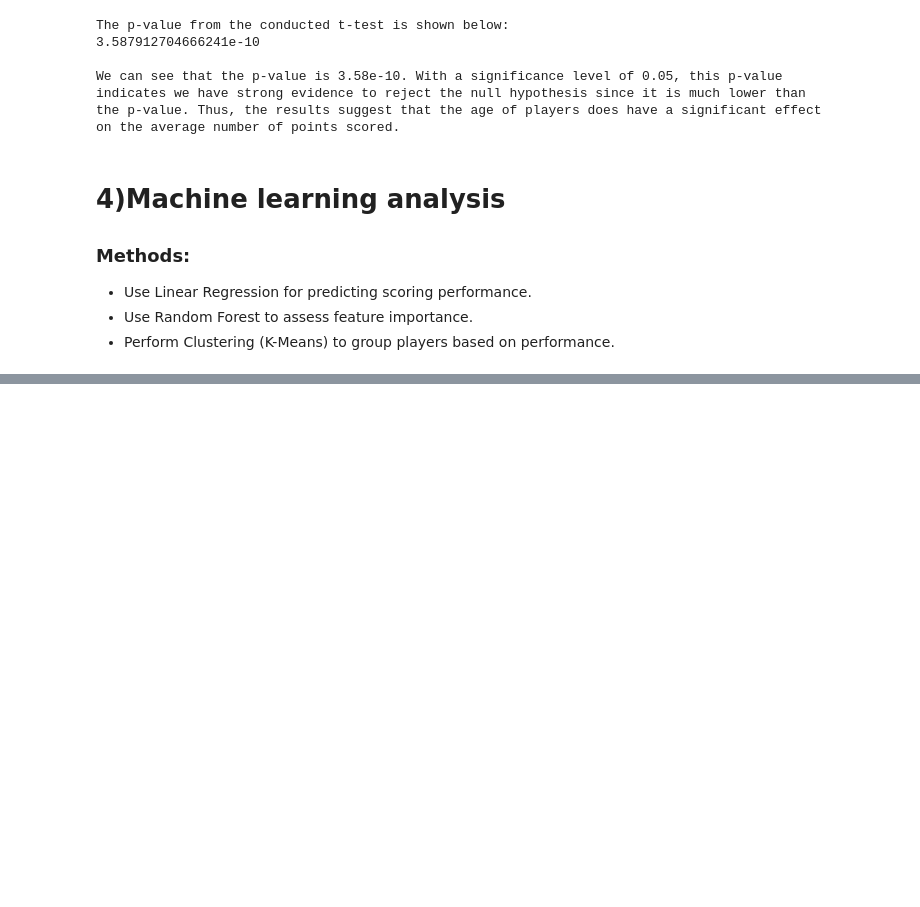
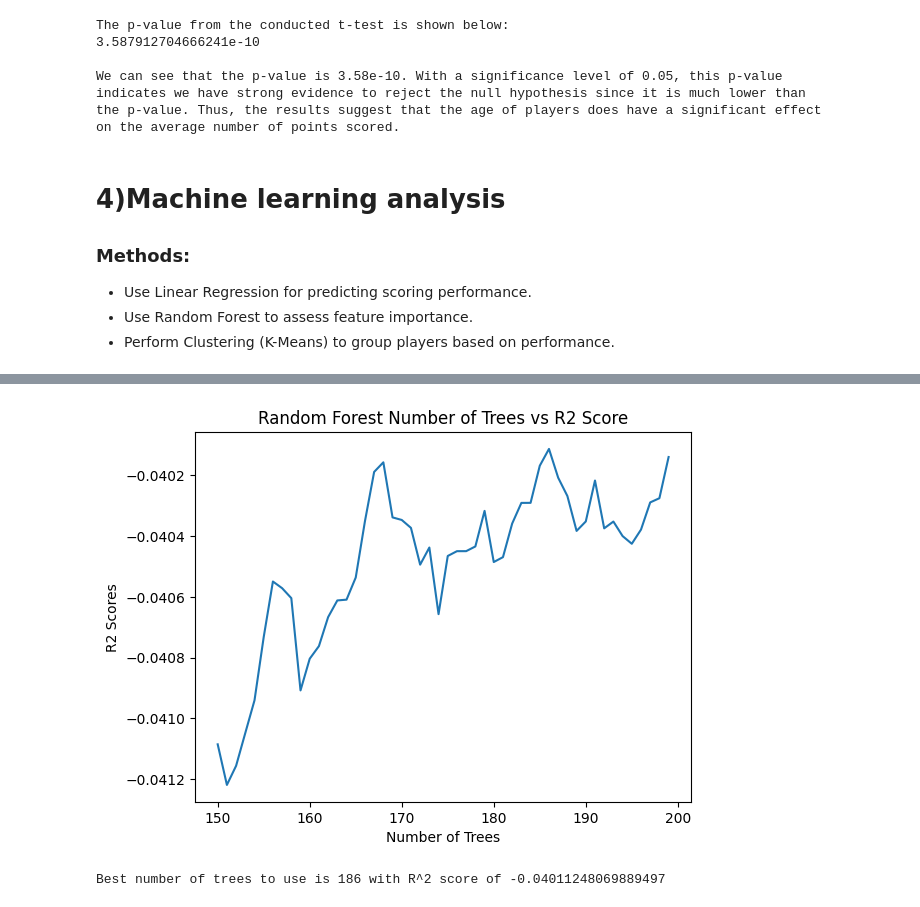
Before and after one commit to ezilin/CMSC320-Group-Proj, a Jupyter notebook: projectfn.ipynb, the cells around one changed output, grey strips where cells are left out. Cells and saved outputs as stored; diff of their text form; code cells hidden in the pictures; blank space fills up the shorter version.

Commit message:
Add random forest + feature importance

```diff
--- a/projectfn.ipynb
+++ b/projectfn.ipynb
@@ -736,0 +805,7 @@ on the average number of points scored.
+# %%
+RF_model = RandomForestRegressor(random_state=random_state)
+
+# Validating the model
+kf = KFold(n_splits=5, shuffle=True, random_state=random_state)
+score = cross_val_score(RF_model, X_train_scaled, y_train, cv=kf, scoring='r2')
+print(f'Mean: {score.mean()}, Standard Deviation: {score.std()}')
@@ -736,0 +837,28 @@ on the average number of points scored.
+# %%
+kf = KFold(n_splits=5, shuffle=True, random_state=random_state)
+num_trees = range(150, 200)
+rsts = []
+best_num_trees = 0
+best_r2 = 0
+
+for num in num_trees:
+  rf_num_tree_model = RandomForestRegressor(n_estimators=num, random_state=random_state, n_jobs=-1)
+  score = cross_val_score(rf_num_tree_model, X_train_scaled, y_train, cv=kf, scoring='r2', n_jobs=-1)
+  rsts.append((num, score.mean()))
+  best_so_far = max(rsts, key = lambda rst: rst[1])
+  best_num_trees = best_so_far[0]
+  best_r2 = best_so_far[1]
+
+
+r2_scores = [x[1] for x in rsts]
+trees = [x[0] for x in rsts]
+plt.plot(trees, r2_scores)
+plt.xlabel('Number of Trees')
+plt.ylabel('R2 Scores')
+plt.title('Random Forest Number of Trees vs R2 Score')
+plt.show()
+
+print(f'Best number of trees to use is {best_num_trees} with R^2 score of {best_r2}')
+# %% [output]
+[figure, added]
+Best number of trees to use is 186 with R^2 score of -0.04011248069889497
```
Also changed, not shown: parts of 20 cells of this notebook.
